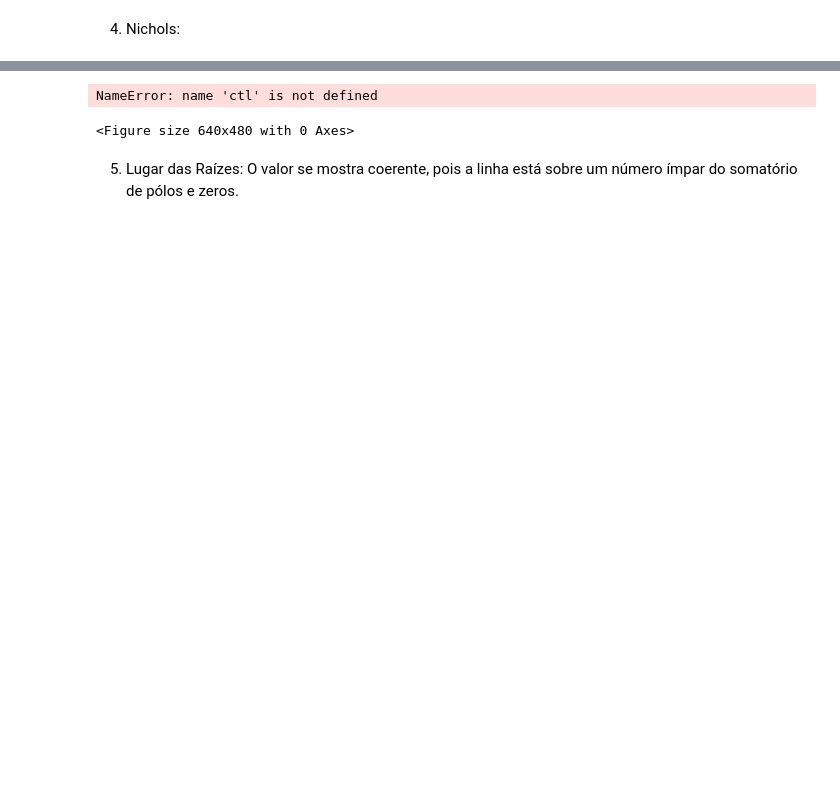
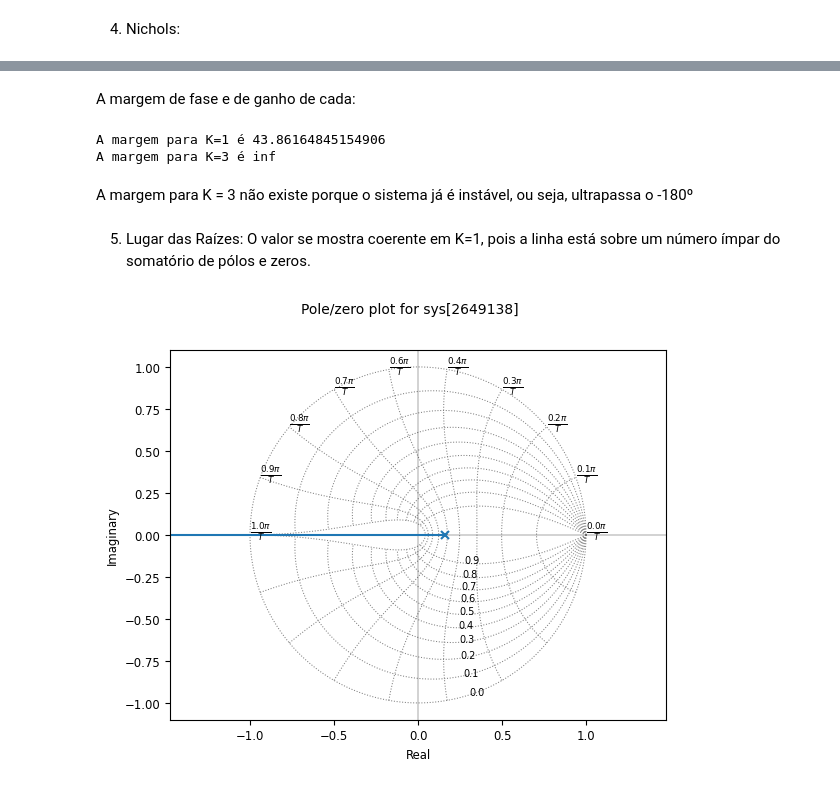
Before and after one commit to pedroivovasconcelos/controledigital, a Jupyter notebook: capitulo5.ipynb, the cells around one changed output, grey strips where cells are left out. Cells and saved outputs as stored; diff of their text form; code cells hidden in the pictures; blank space fills up the shorter version.

```diff
--- a/capitulo5.ipynb
+++ b/capitulo5.ipynb
@@ -160,2 +146,23 @@ plt.show()
 # %% [markdown]
 4) Nichols:
+# %%
+
+#Funções de transferência
+num1 = [0.6177]
+den1 = [1, -0.1593]
+num3 = [1.8531]
+den3 = [1, -1.0761]
+Gz1 = ctl.TransferFunction(num1, den1, True)
+Gz3 = ctl.TransferFunction(num3, den3, True)
+
+new_figsize = (6.4 * 0.8, 4.8 * 0.8)
+
+plt.figure(figsize=new_figsize)
+ctl.nichols_plot(Gz1)
+plt.title('Carta de Nichols para K = 1')
+plt.show()
+
+plt.figure(figsize=new_figsize)
+ctl.nichols_plot(Gz3)
+plt.title('Carta de Nichols para K = 3')
+plt.show()
@@ -162,9 +172,23 @@ plt.show()
+# %% [markdown]
+A margem de fase e de ganho de cada:
+# %%
+Cz1 = ctl.feedback(Gz1, 1)
+Cz3 = ctl.feedback(Gz3, 1)
+_, PM1, _, _ = ctl.margin(Cz1)
+_, PM3, _, _ = ctl.margin(Cz3)
+
+print(f'A margem para K=1 é {PM1}')
+print(f'A margem para K=3 é {PM3}')
+# %% [output]
+A margem para K=1 é 43.86164845154906
+A margem para K=3 é inf
+# %% [markdown]
+A margem para K = 3 não existe porque o sistema já é instável, ou seja, ultrapassa o -180º
+# %% [markdown]
+5) Lugar das Raízes: O valor se mostra coerente em K=1, pois a linha está sobre um número ímpar do somatório de pólos e zeros.
 # %%
 plt.figure()
-ctl.nichols_plot(Gs)
+ctl.root_locus(Gz1)
 plt.show()
 # %% [output]
-NameError: name 'ctl' is not defined
-<Figure size 640x480 with 0 Axes>
+[figure, added]
-# %% [markdown]
-5) Lugar das Raízes: O valor se mostra coerente, pois a linha está sobre um número ímpar do somatório de pólos e zeros.
```
Also changed, not shown: parts of 17 cells of this notebook, 1 other file.
